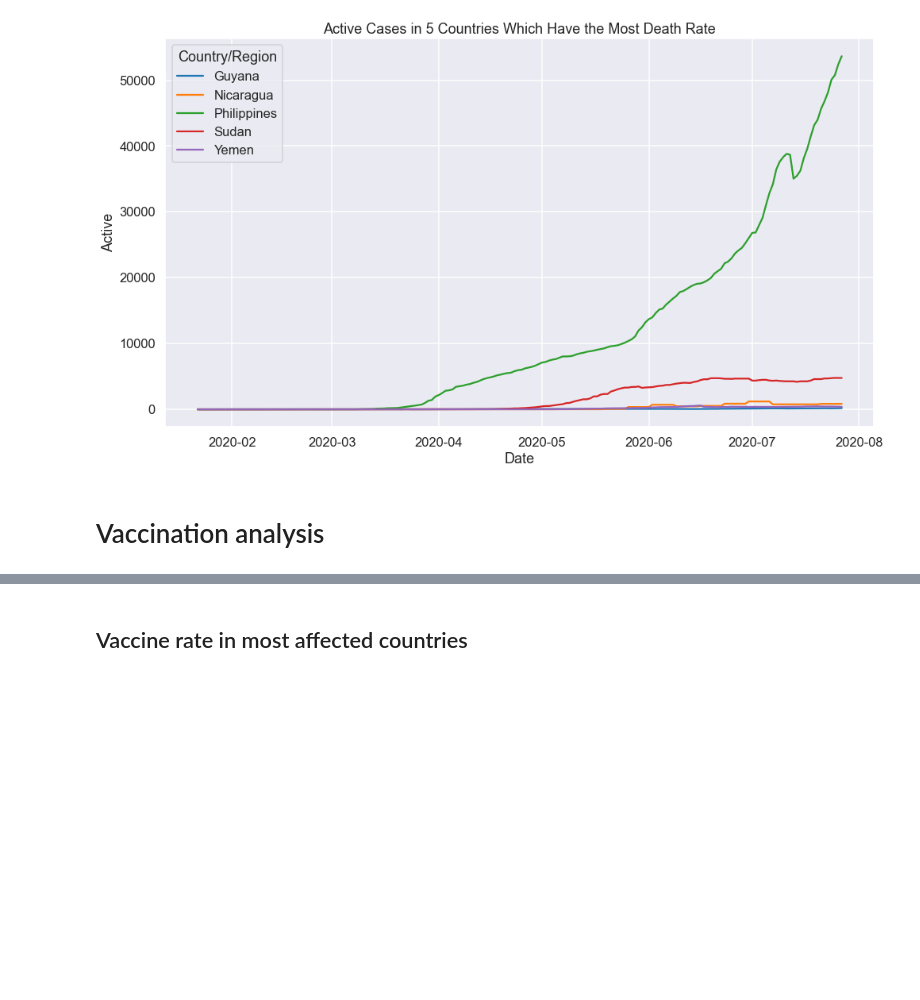
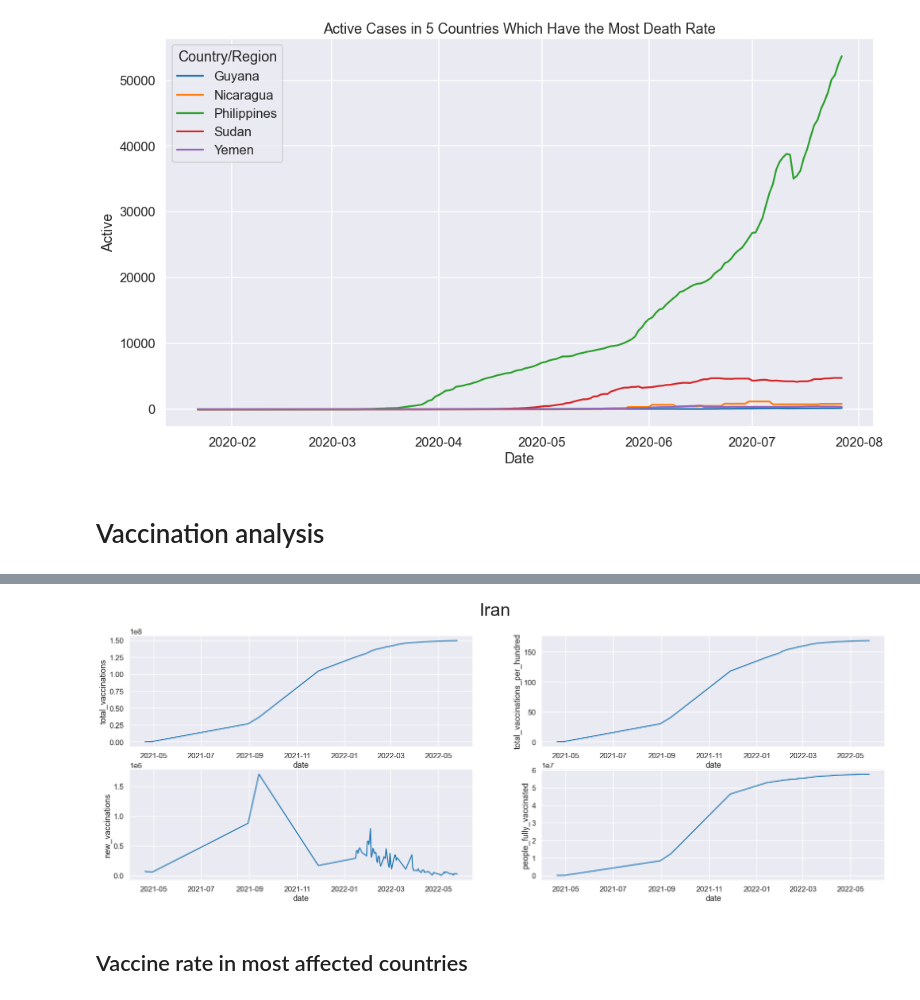
Before and after one commit to Mohammad8921/Corona-EDA, a Jupyter notebook: AllCountries-EDA.ipynb, the cells around one changed output, grey strips where cells are left out. Cells and saved outputs as stored; diff of their text form; code cells hidden in the pictures; blank space fills up the shorter version.

```diff
--- a/AllCountries-EDA.ipynb
+++ b/AllCountries-EDA.ipynb
@@ -223,3 +245,7 @@ sns.lineplot(data=vaccine_by_date[vaccine_by_date['date'] < '10-09-2022'], x='da
+# %%
+vaccine_analyzer.plotMeasures(country='Iran')
+# %% [output]
+[figure, added]
 # %% [markdown]
 ## Vaccine rate in most affected countries
 # %%
```
Also changed, not shown: parts of 13 cells of this notebook.
